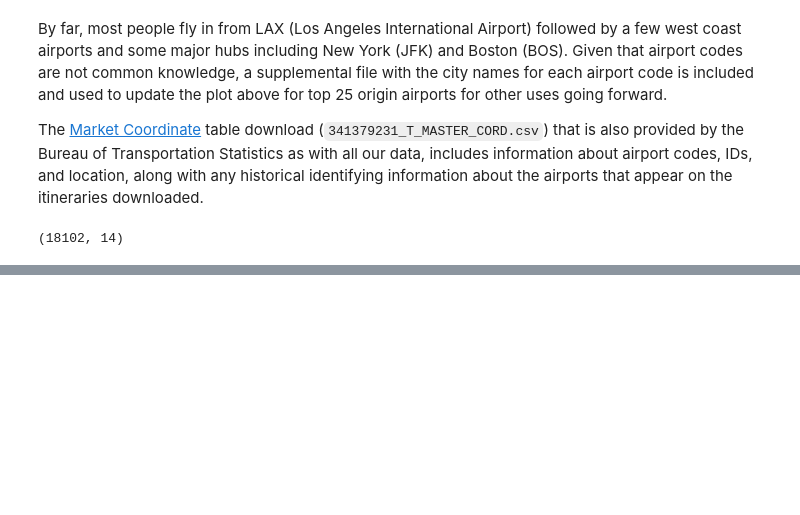
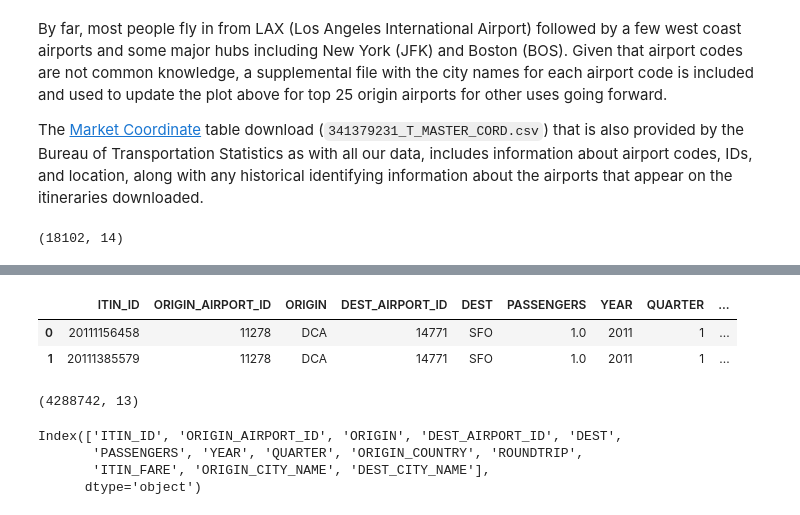
Before and after one commit to siawayforward/DS4A-group-project, a Jupyter notebook: data-exploration-airports.ipynb, the cells around one changed output, grey strips where cells are left out. Saved outputs shown, nothing was run; the diff lists cells and outputs as text; code cells hidden in the pictures; blank space fills up the shorter version.

```diff
--- a/data-exploration-airports.ipynb
+++ b/data-exploration-airports.ipynb
@@ -386,0 +93,20 @@ airport_market_dupes = markets[(markets['DISPLAY_AIRPORT_CITY_NAME_FULL']>1) | (
+# %%
+#merge to larger dataset by airport ID
+travel_df = pd.merge(all_travel, airport_data[['ORIGIN_AIRPORT_ID', 'ORIGIN_CITY_NAME']])
+travel_df = pd.merge(travel_df, airport_data[['DEST_AIRPORT_ID', 'DEST_CITY_NAME']])
+travel_df.head(2)
+# %% [output]
+|  | ITIN_ID | ORIGIN_AIRPORT_ID | ORIGIN | DEST_AIRPORT_ID | DEST | PASSENGERS | YEAR | QUARTER | ... |
+| 0 | 20111156458 | 11278 | DCA | 14771 | SFO | 1.0 | 2011 | 1 | ... |
+| 1 | 20111385579 | 11278 | DCA | 14771 | SFO | 1.0 | 2011 | 1 | ... |
+# %%
+travel_df.shape
+# %% [output]
+(4288742, 13)
+# %%
+travel_df.columns
+# %% [output]
+Index(['ITIN_ID', 'ORIGIN_AIRPORT_ID', 'ORIGIN', 'DEST_AIRPORT_ID', 'DEST',
+       'PASSENGERS', 'YEAR', 'QUARTER', 'ORIGIN_COUNTRY', 'ROUNDTRIP',
+       'ITIN_FARE', 'ORIGIN_CITY_NAME', 'DEST_CITY_NAME'],
+      dtype='object')
```
Also changed, not shown: parts of 55 cells of this notebook.
